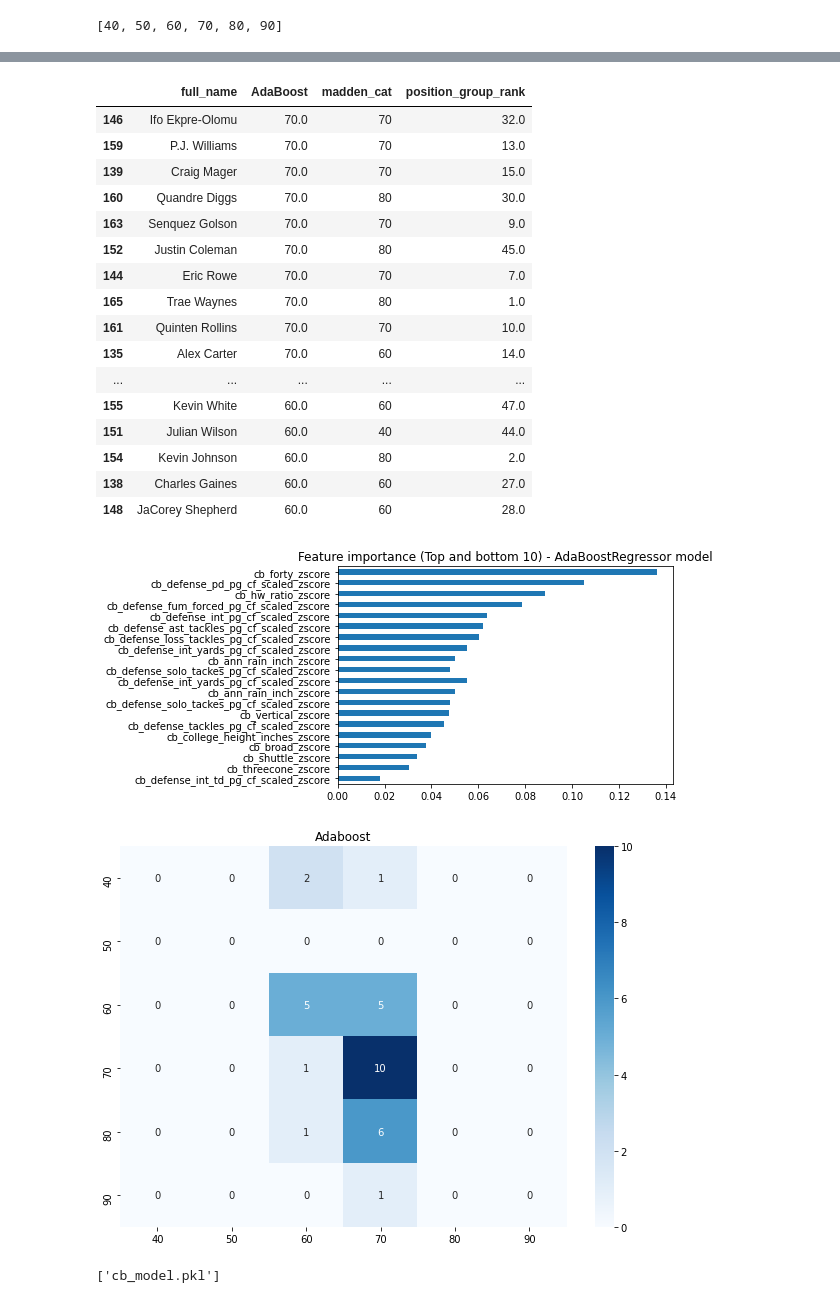
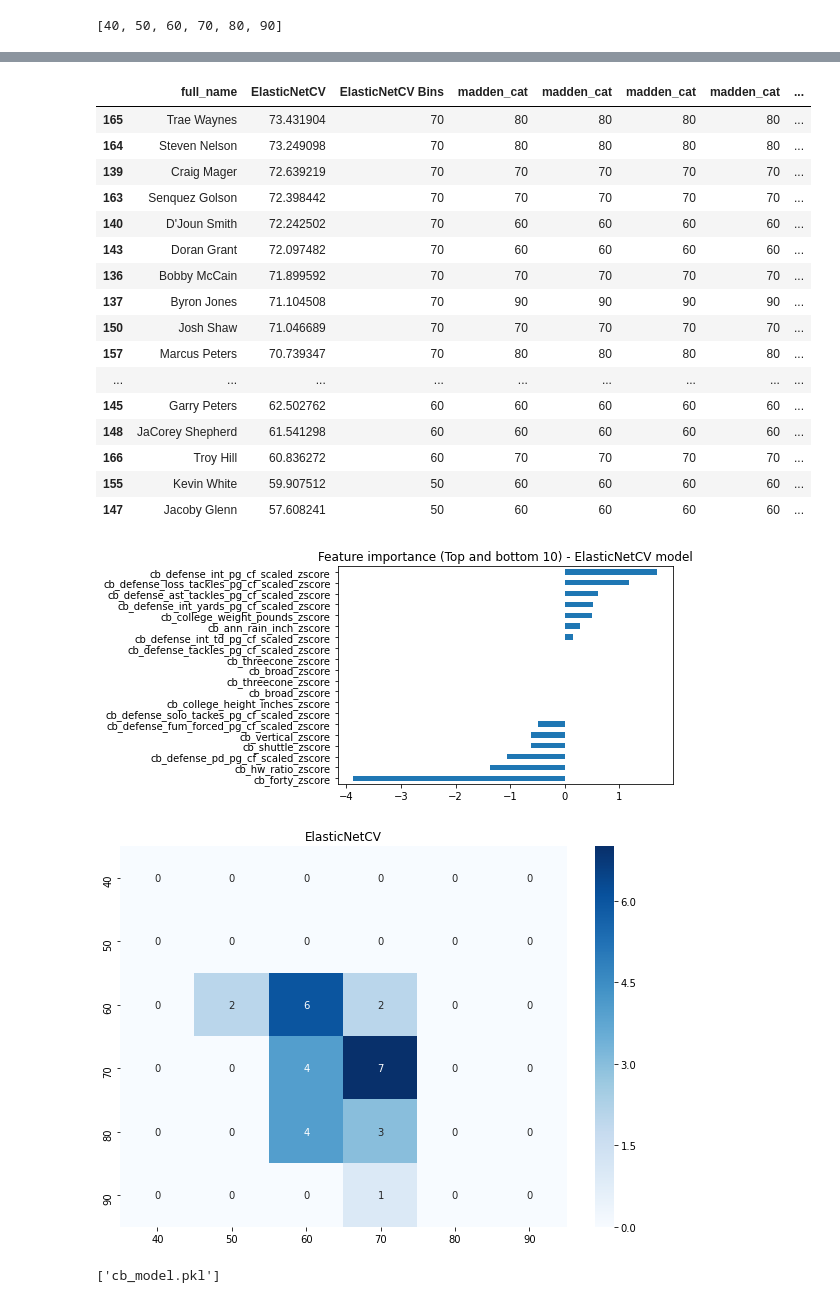
Before and after one commit to mmcelhan/nfl_capstone, a Jupyter notebook: ML/CBML_Model_PROD.ipynb, the cells around one changed output, grey strips where cells are left out. Cells and saved outputs as stored; diff of their text form; code cells hidden in the pictures.

Commit message:
CB Model update with ElasticNetCV and results

```diff
--- a/ML/CBML_Model_PROD.ipynb
+++ b/ML/CBML_Model_PROD.ipynb
@@ -188,7 +188,7 @@ dataset['avg_max'] = dataset.apply(f_avg_max, axis=1)
 # %% [output]
 "\n\ndef f_avg_min(row):\n    avg_min = (row['min_jan'] + row['min_feb'] + row['min_mar'] + row['min_apr'] + row['min_may'] + row['min_jun'] + row['min_jul'] + row['min_aug'] + row['min_sep'] + row['m ...
 # %%
-####REMOVE ALL NO MADDEN SCORES thru 2014 and keep all NO MADDEN SCORES 2015 forward
+####REMOVE ALL NO MADDEN SCORES thru 2016 and keep all NO MADDEN SCORES 2015 forward
 #determine % of no madden scores wanted
 no_madden_percentage = .25
 
@@ -202,7 +202,7 @@ current_no_madden_percentage = no_madden_df.shape[0] / dataset.shape[0] - no_mad
 print(current_no_madden_percentage)
 
 for x in set(dataset['draft_year'].values):
-    if x in [2015, 2016, 2017, 2018, 2019]:
+    if x in [2017, 2018, 2019]:
         year_df = no_madden_df.loc[dataset['draft_year'] == x]
         madden_df = madden_df.append(year_df)
 
@@ -321,7 +321,7 @@ features = ['college_weight_pounds', 'college_height_inches', 'forty', 'vertical
        'max_sep', 'max_oct', 'max_nov', 'max_dec']
 
 z_features = ['cb_hw_ratio_zscore',
-       'cb_college_height_inches_zscore',
+       'cb_college_weight_pounds_zscore', 'cb_college_height_inches_zscore',
        'cb_forty_zscore', 'cb_vertical_zscore',
        'cb_broad_zscore', 'cb_threecone_zscore',
        'cb_shuttle_zscore',
@@ -458,3 +501,5 @@ train_df_feat = train_df[features_list].copy()
 # %%
 X_train, Y_train = train_df_feat[:].drop([prediction_feature], axis =1), train_df_feat.pop(prediction_feature)
 X_validation, Y_validation = test_df_feat[:].drop([prediction_feature], axis =1), test_df_feat.pop(prediction_feature)
+class_names = sorted(list(set(dataset[prediction_feature].values)))
+class_names = sorted(list(set(madden_predict_bins(class_names))))
@@ -493,7 +508,7 @@ sorted(list(set(dataset[prediction_feature].values)))
 # %% [output]
 [40, 50, 60, 70, 80, 90]
 # %%
-result_df = test_df[['full_name', prediction_feature, 'position_group_rank']].copy()
+result_df = test_df[['full_name', prediction_feature, 'madden_cat', 'position_group_rank']].copy()
 print(result_df)
 def result_df_viz(df, predictions, model_name):
 
@@ -521,15 +536,23 @@ def result_df_viz(df, predictions, model_name):
 # %%
-#Adaboost
-adaboostregressor = AdaBoostRegressor(DecisionTreeRegressor(criterion='mse'), n_estimators=100, loss='linear', learning_rate=1, random_state=1)
-adaboostregressor.fit(X_train, Y_train)
-madden_predict = adaboostregressor.predict(X_validation)
+#ElasticNetCV:
 
-print_results(Y_validation, madden_predict)
-plot_feat_import(adaboostregressor.feature_importances_, 'AdaBoostRegressor')
-mat = confusion_matrix(Y_validation, madden_predict, labels = class_names)
+elasticnetcv_model = ElasticNetCV(cv=5, random_state=0, l1_ratio=.7).fit(X_train, Y_train)
+madden_predict = elasticnetcv_model.predict(X_validation)
+#madden_predict = np.around(madden_predict, decimals = 0)
 
-plot_confusion(mat, 'Adaboost')
-result_df_viz(result_df, madden_predict, 'AdaBoost')
+
+
+madden_predict_bin = np.array(madden_predict_bins(madden_predict))
+Y_validation_bin = np.array(madden_predict_bins(Y_validation))
+print_results(Y_validation_bin, madden_predict_bin)
+
+
+mat = confusion_matrix(Y_validation_bin, madden_predict_bin, labels = class_names)
+plot_feat_import(elasticnetcv_model.coef_, 'ElasticNetCV')
+
+plot_confusion(mat, 'ElasticNetCV')
+result_df_viz(result_df, madden_predict, 'ElasticNetCV')
+result_df_viz(result_df, madden_predict_bin, 'ElasticNetCV Bins')
 from scipy.stats import rankdata
 print(result_df.columns[3:])
 rank_df = result_df[result_df.columns[3:]]
@@ -538,6 +561,6 @@ def rank(row):
     print()
     return row.sum()/len(row)
 result_df['rank'] = rank_df.apply(rank, axis=1)
-ordered_df = result_df[['full_name', 'AdaBoost', prediction_feature, 'position_group_rank']].sort_values(by=['AdaBoost'], ascending=False)
+ordered_df = result_df[['full_name', 'ElasticNetCV', 'ElasticNetCV Bins', prediction_feature, 'madden_cat', 'position_group_rank']].sort_values(by=['ElasticNetCV'], ascending=False)
 ordered_df
 # %% [output]
@@ -549,22 +572,22 @@ Index(['AdaBoost'], dtype='object')
-|  | full_name | AdaBoost | madden_cat | position_group_rank |
-| 146 | Ifo Ekpre-Olomu | 70.0 | 70 | 32.0 |
-| 159 | P.J. Williams | 70.0 | 70 | 13.0 |
-| 139 | Craig Mager | 70.0 | 70 | 15.0 |
-| 160 | Quandre Diggs | 70.0 | 80 | 30.0 |
-| 163 | Senquez Golson | 70.0 | 70 | 9.0 |
-| 152 | Justin Coleman | 70.0 | 80 | 45.0 |
-| 144 | Eric Rowe | 70.0 | 70 | 7.0 |
-| 165 | Trae Waynes | 70.0 | 80 | 1.0 |
-| 161 | Quinten Rollins | 70.0 | 70 | 10.0 |
-| 135 | Alex Carter | 70.0 | 60 | 14.0 |
-| ... | ... | ... | ... | ... |
-| 155 | Kevin White | 60.0 | 60 | 47.0 |
-| 151 | Julian Wilson | 60.0 | 40 | 44.0 |
-| 154 | Kevin Johnson | 60.0 | 80 | 2.0 |
-| 138 | Charles Gaines | 60.0 | 60 | 27.0 |
-| 148 | JaCorey Shepherd | 60.0 | 60 | 28.0 |
+|  | full_name | ElasticNetCV | ElasticNetCV Bins | madden_cat | madden_cat | madden_cat | madden_cat | ... |
+| 165 | Trae Waynes | 73.431904 | 70 | 80 | 80 | 80 | 80 | ... |
+| 164 | Steven Nelson | 73.249098 | 70 | 80 | 80 | 80 | 80 | ... |
+| 139 | Craig Mager | 72.639219 | 70 | 70 | 70 | 70 | 70 | ... |
+| 163 | Senquez Golson | 72.398442 | 70 | 70 | 70 | 70 | 70 | ... |
+| 140 | D'Joun Smith | 72.242502 | 70 | 60 | 60 | 60 | 60 | ... |
+| 143 | Doran Grant | 72.097482 | 70 | 60 | 60 | 60 | 60 | ... |
+| 136 | Bobby McCain | 71.899592 | 70 | 70 | 70 | 70 | 70 | ... |
+| 137 | Byron Jones | 71.104508 | 70 | 90 | 90 | 90 | 90 | ... |
+| 150 | Josh Shaw | 71.046689 | 70 | 70 | 70 | 70 | 70 | ... |
+| 157 | Marcus Peters | 70.739347 | 70 | 80 | 80 | 80 | 80 | ... |
+| ... | ... | ... | ... | ... | ... | ... | ... | ... |
+| 145 | Garry Peters | 62.502762 | 60 | 60 | 60 | 60 | 60 | ... |
+| 148 | JaCorey Shepherd | 61.541298 | 60 | 60 | 60 | 60 | 60 | ... |
+| 166 | Troy Hill | 60.836272 | 60 | 70 | 70 | 70 | 70 | ... |
+| 155 | Kevin White | 59.907512 | 50 | 60 | 60 | 60 | 60 | ... |
+| 147 | Jacoby Glenn | 57.608241 | 50 | 60 | 60 | 60 | 60 | ... |
-[figure, old version]
+[figure, new version]
-[figure, old version]
+[figure, new version]
 # %%
 ordered_df.to_csv('cb_rank_of_picks.csv')
 file_name = 'cb_model.pkl'
```
Also changed, not shown: parts of 7 cells of this notebook, 2 other files.
